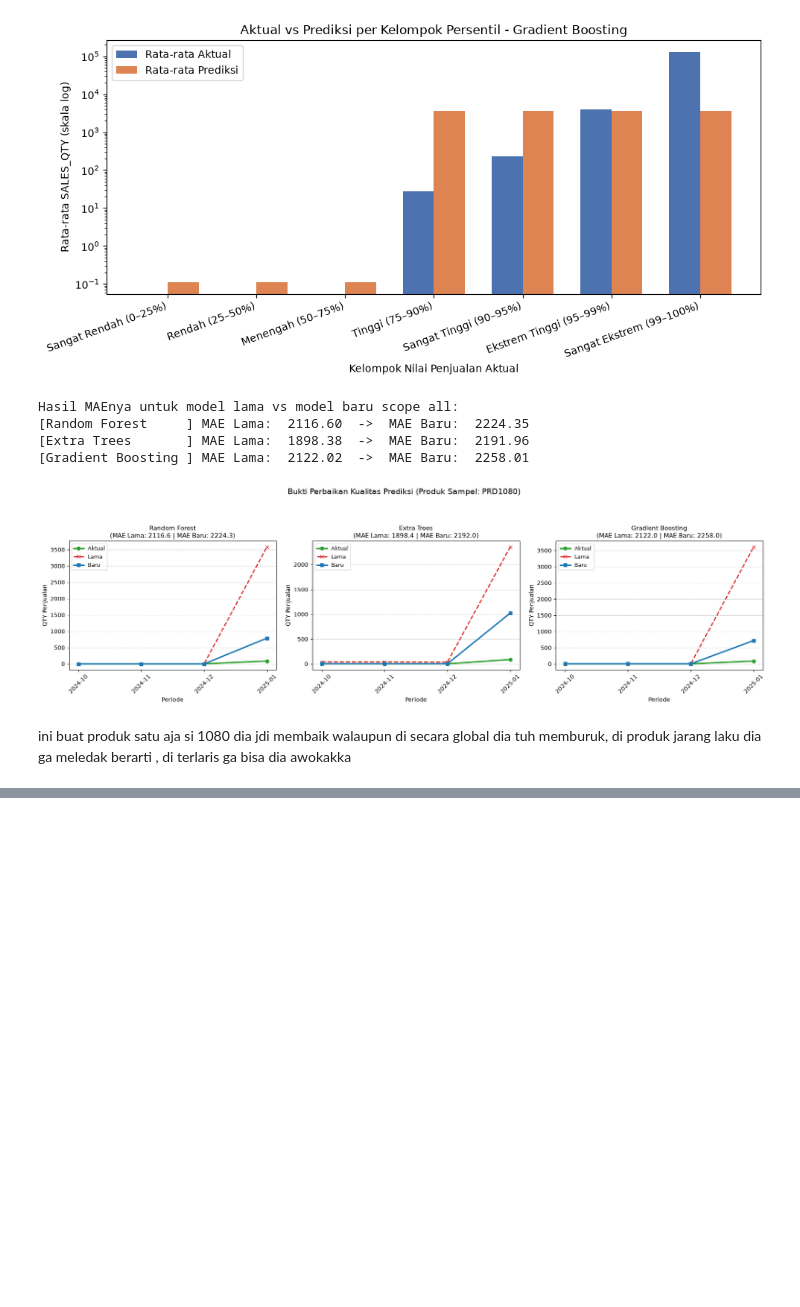
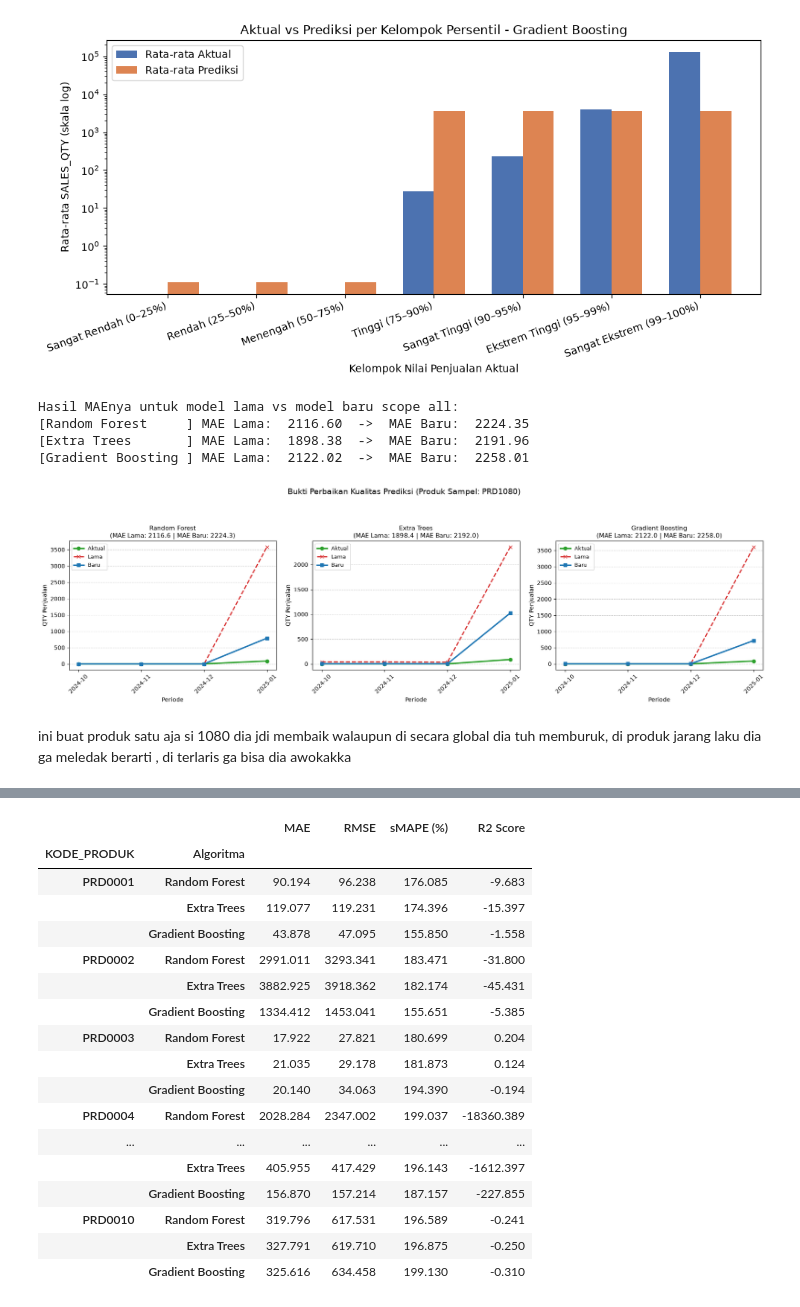
Before and after one commit to mwelmel/Forecast-App, a Jupyter notebook: backend/ml/notebooks/training.ipynb, the cells around one changed output, grey strips where cells are left out. Cells and saved outputs as stored; diff of their text form; code cells hidden in the pictures; blank space fills up the shorter version.

```diff
--- a/backend/ml/notebooks/training.ipynb
+++ b/backend/ml/notebooks/training.ipynb
@@ -1506,0 +1618,67 @@ Lonjakan Aktual di Masa Depan (Test)  : 942400.0
+# %%
+# ambil produk
+top_10_produk = df_model['KODE_PRODUK'].value_counts().head(10).index.tolist()
+print(f"Menguji 10 Produk dengan histori terbanyak: {top_10_produk}\n")
+
+MODEL_CLASSES_PRODUK = {
+    "Random Forest": lambda: RandomForestRegressor(
+        n_estimators=100, random_state=42, min_samples_split=5, min_samples_leaf=2, max_features='log2', max_depth=10, n_jobs=-1),
+    "Extra Trees": lambda: ExtraTreesRegressor(
+        n_estimators=100, random_state=42, min_samples_split=5, min_samples_leaf=2, max_features='log2', max_depth=10, n_jobs=-1),
+    "Gradient Boosting": lambda: GradientBoostingRegressor(
+        subsample=0.6, n_estimators=300, random_state=42, min_samples_split=10, min_samples_leaf=1, max_depth=2, learning_rate=0.03),
+}
+
+# MODEL_CLASSES_PRODUK = {
+#     "Random Forest": lambda: RandomForestRegressor(n_estimators=100, random_state=42, min_samples_split=5, min_samples_leaf=2, max_features='log2', max_depth=10, n_jobs=-1),
+#     "Extra Trees": lambda: ExtraTreesRegressor(n_estimators=100, random_state=42, min_samples_split=5, min_samples_leaf=2, max_features='log2', max_depth=10, n_jobs=-1),
+#     "Gradient Boosting": lambda: GradientBoostingRegressor(subsample=0.6, n_estimators=300, random_state=42, min_samples_split=10, min_samples_leaf=1, max_depth=2, learning_rate=0.03)
+# }
+
+FEATURES_PRODUK = ['Tahun', 'Bulan', 'Sales_t-1', 'Sales_t-2', 'Sales_t-3', 'Ma_3', 'Ma_6']
+semua_hasil_per_produk = []
+
+for kode in top_10_produk:
+    df_p = df_model[df_model['KODE_PRODUK'] == kode].copy()
+    df_p = df_p.sort_values(["Tahun", "Bulan"]).reset_index(drop=True)
+
+    if len(df_p) < 10:
+        continue
+
+    # Split 80:20 Berdasarkan Waktu per Produk
+    split_idx = int(len(df_p) * 0.8)
+    train_p = df_p.iloc[:split_idx]
+    test_p = df_p.iloc[split_idx:]
+
+    if len(train_p) == 0 or len(test_p) == 0:
+        continue
+
+    X_train, y_train = train_p[FEATURES_PRODUK], train_p['SALES_QTY']
+    X_test, y_test = test_p[FEATURES_PRODUK], test_p['SALES_QTY']
+
+    for nama_algo, make_model in MODEL_CLASSES_PRODUK.items():
+        model = make_model()
+        model.fit(X_train, y_train)
+
+        y_pred = np.maximum(0, model.predict(X_test))
+
+        mae = mean_absolute_error(y_test, y_pred)
+        rmse = float(np.sqrt(mean_squared_error(y_test, y_pred)))
+        smape_val = smape(y_test, y_pred)
+        r2 = r2_score(y_test, y_pred)
+
+        semua_hasil_per_produk.append({
+            "KODE_PRODUK": kode,
+            "Algoritma": nama_algo,
+            "MAE": mae,
+            "RMSE": rmse,
+            "sMAPE (%)": smape_val,
+            "R2 Score": r2
+        })
+
+df_eval_produk = pd.DataFrame(semua_hasil_per_produk)
+print("HASIL EVALUASI LENGKAP MODEL PER PRODUK (10 PRODUK TERATAS)")
+
+tabel_rapi = df_eval_produk.set_index(["KODE_PRODUK", "Algoritma"]).round(3)
+display(tabel_rapi)
+# %% [output]
@@ -1506,0 +1688,18 @@ Lonjakan Aktual di Masa Depan (Test)  : 942400.0
+|  |  | MAE | RMSE | sMAPE (%) | R2 Score |
+| KODE_PRODUK | Algoritma |  |  |  |  |
+| PRD0001 | Random Forest | 90.194 | 96.238 | 176.085 | -9.683 |
+|  | Extra Trees | 119.077 | 119.231 | 174.396 | -15.397 |
+|  | Gradient Boosting | 43.878 | 47.095 | 155.850 | -1.558 |
+| PRD0002 | Random Forest | 2991.011 | 3293.341 | 183.471 | -31.800 |
+|  | Extra Trees | 3882.925 | 3918.362 | 182.174 | -45.431 |
+|  | Gradient Boosting | 1334.412 | 1453.041 | 155.651 | -5.385 |
+| PRD0003 | Random Forest | 17.922 | 27.821 | 180.699 | 0.204 |
+|  | Extra Trees | 21.035 | 29.178 | 181.873 | 0.124 |
+|  | Gradient Boosting | 20.140 | 34.063 | 194.390 | -0.194 |
+| PRD0004 | Random Forest | 2028.284 | 2347.002 | 199.037 | -18360.389 |
+| ... | ... | ... | ... | ... | ... |
+|  | Extra Trees | 405.955 | 417.429 | 196.143 | -1612.397 |
+|  | Gradient Boosting | 156.870 | 157.214 | 187.157 | -227.855 |
+| PRD0010 | Random Forest | 319.796 | 617.531 | 196.589 | -0.241 |
+|  | Extra Trees | 327.791 | 619.710 | 196.875 | -0.250 |
+|  | Gradient Boosting | 325.616 | 634.458 | 199.130 | -0.310 |
```
Also changed, not shown: parts of 9 cells of this notebook, 3 other files.
